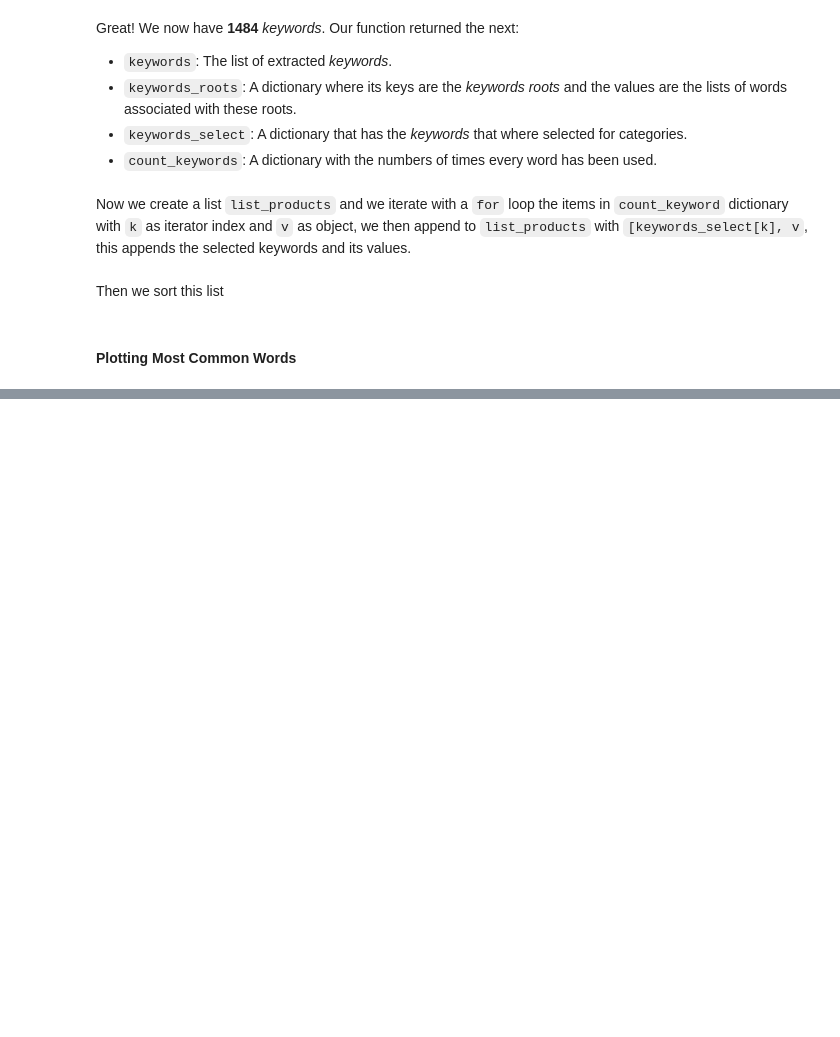
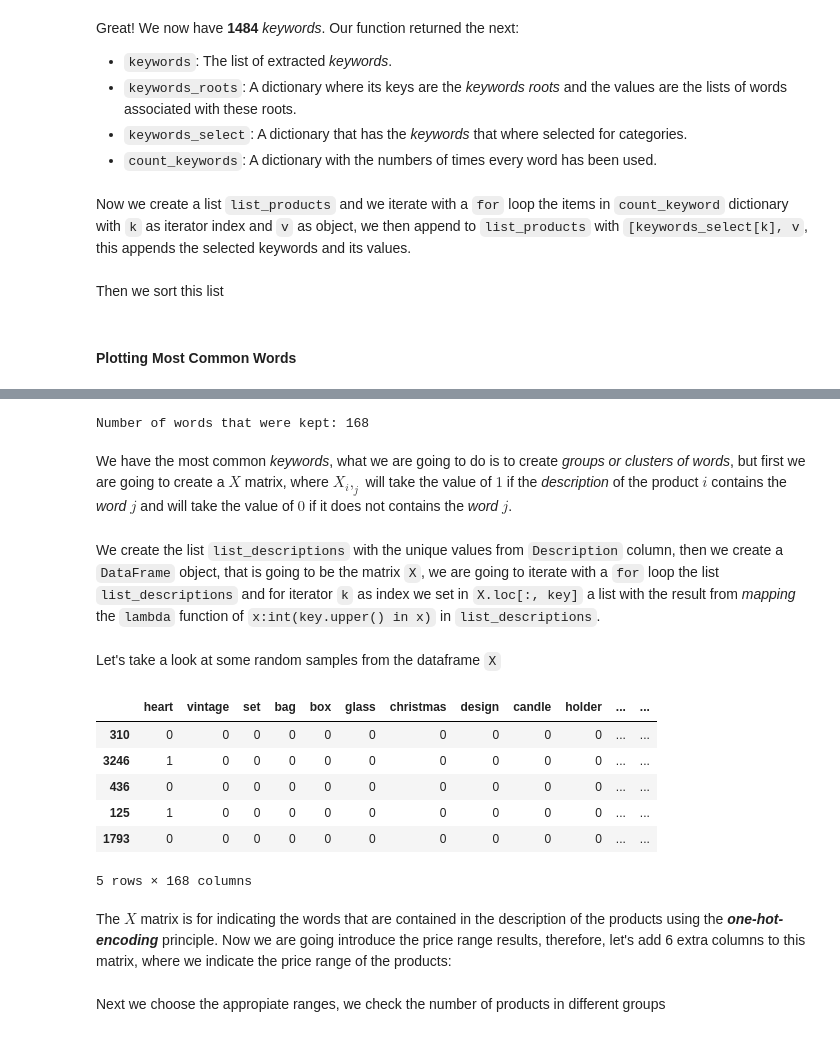
Before and after one commit to kleyersoma/E-Commerce_UK_Retailer_ML, a Jupyter notebook: e-commerce_uk_retailer_machine_learning_analysis.ipynb, the cells around one changed output, grey strips where cells are left out. Cells and saved outputs as stored; diff of their text form; code cells hidden in the pictures; blank space fills up the shorter version.

```diff
--- a/e-commerce_uk_retailer_machine_learning_analysis.ipynb
+++ b/e-commerce_uk_retailer_machine_learning_analysis.ipynb
@@ -976,0 +1030,8 @@ fig.show()
+# %%
+list_products = []
+for k,v in count_keywords.items():
+    word = keywords_select[k]
+    if word in ['pink', 'blue', 'tag', 'green', 'orange']: continue
+    if len(word) < 3 or v < 15: continue
+    if ('+' in word) or ('/' in word): continue
+    list_products.append([word, v])
@@ -976,0 +1040,28 @@ fig.show()
+# %%
+list_products.sort(key = lambda x:x[1], reverse = True)
+print('Number of words that were kept:', len(list_products))
+# %% [output]
+Number of words that were kept: 168
+# %% [markdown]
+We have the most common <i>keywords</i>, what we are going to do is to create <i>groups or clusters of words</i>, but first we are going to create a $X$ matrix, where $X_i,_j$ will take the value of $1$ if the <i>description</i> of the product $i$ contains the <i>word</i> $j$ and will take the value of $0$ if it does not contains the <i>word</i> $j$.
+# %% [markdown]
+We create the list <code>list_descriptions</code> with the unique values from <code>Description</code> column, then we create a <code>DataFrame</code> object, that is going to be the matrix <code>X</code>, we are going to iterate with a <code>for</code> loop the list <code>list_descriptions</code> and for iterator <code>k</code> as index we set in <code>X.loc[:, key]</code> a list with the result from <i>mapping</i> the <code>lambda</code> function of <code>x:int(key.upper() in x)</code> in <code>list_descriptions</code>.
+# %%
+list_descriptions = df_cleaned['Description'].unique()
+X = pd.DataFrame()
+for key, frequency in list_products:
+    X.loc[:, key] = list(map(lambda x:int(key.upper() in x), list_descriptions))
+# %% [markdown]
+Let's take a look at some random samples from the dataframe <code>X</code>
+# %%
+X.sample(5)
+# %% [output]
+|  | heart | vintage | set | bag | box | glass | christmas | design | candle | holder | ... | ... |
+| 310 | 0 | 0 | 0 | 0 | 0 | 0 | 0 | 0 | 0 | 0 | ... | ... |
+| 3246 | 1 | 0 | 0 | 0 | 0 | 0 | 0 | 0 | 0 | 0 | ... | ... |
+| 436 | 0 | 0 | 0 | 0 | 0 | 0 | 0 | 0 | 0 | 0 | ... | ... |
+| 125 | 1 | 0 | 0 | 0 | 0 | 0 | 0 | 0 | 0 | 0 | ... | ... |
+| 1793 | 0 | 0 | 0 | 0 | 0 | 0 | 0 | 0 | 0 | 0 | ... | ... |
+5 rows × 168 columns
+# %% [markdown]
+The $X$ matrix is for indicating the words that are contained in the description of the products using the <b><i>one-hot-encoding</i></b> principle. Now we are going introduce the price range results, therefore, let's add 6 extra columns to this matrix, where we indicate the price range of the products:
@@ -976,0 +1087,2 @@ fig.show()
+# %% [markdown]
+Next we choose the appropiate ranges, we check the number of products in different groups
```
Also changed, not shown: parts of 19 cells of this notebook.
